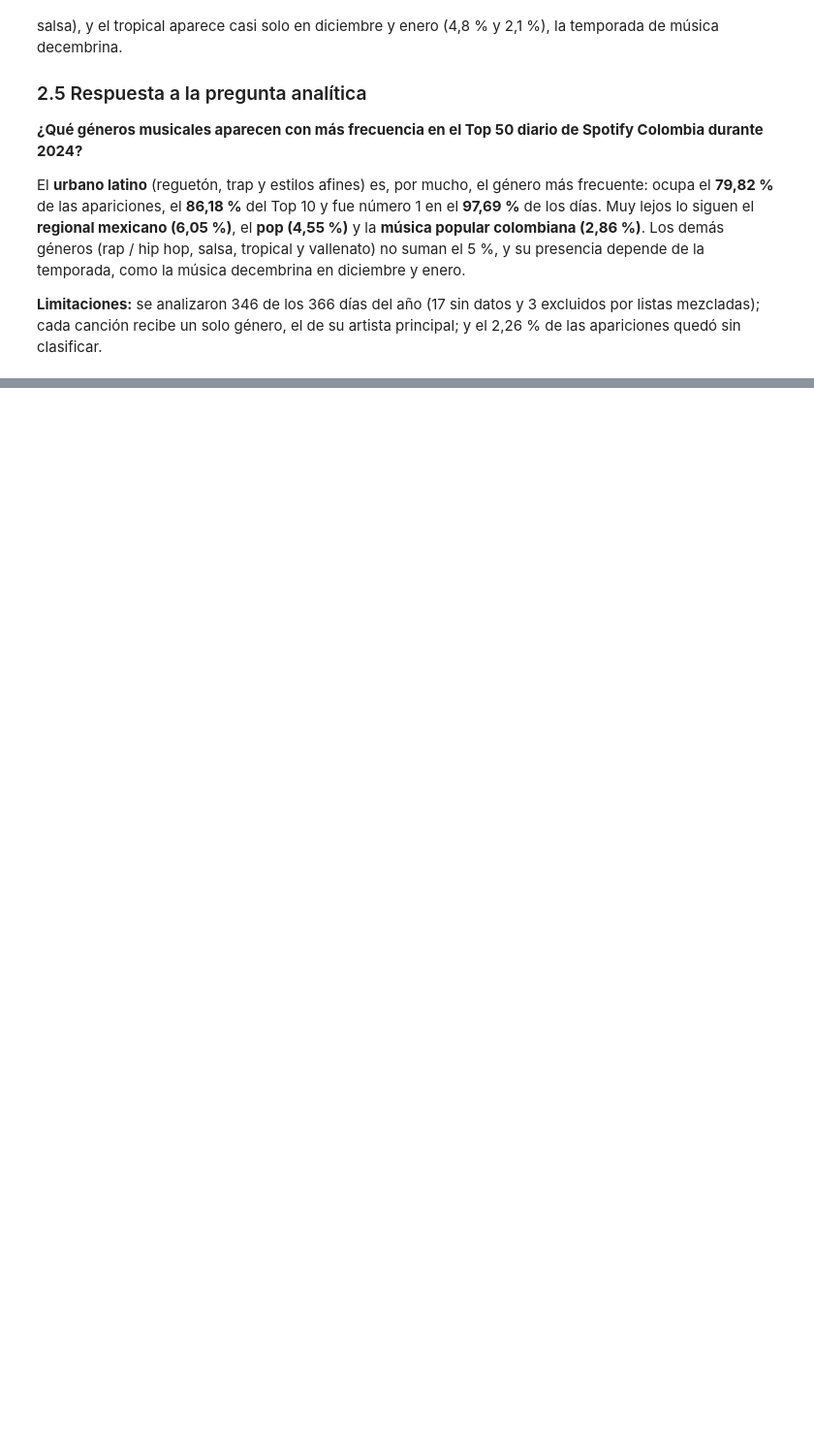
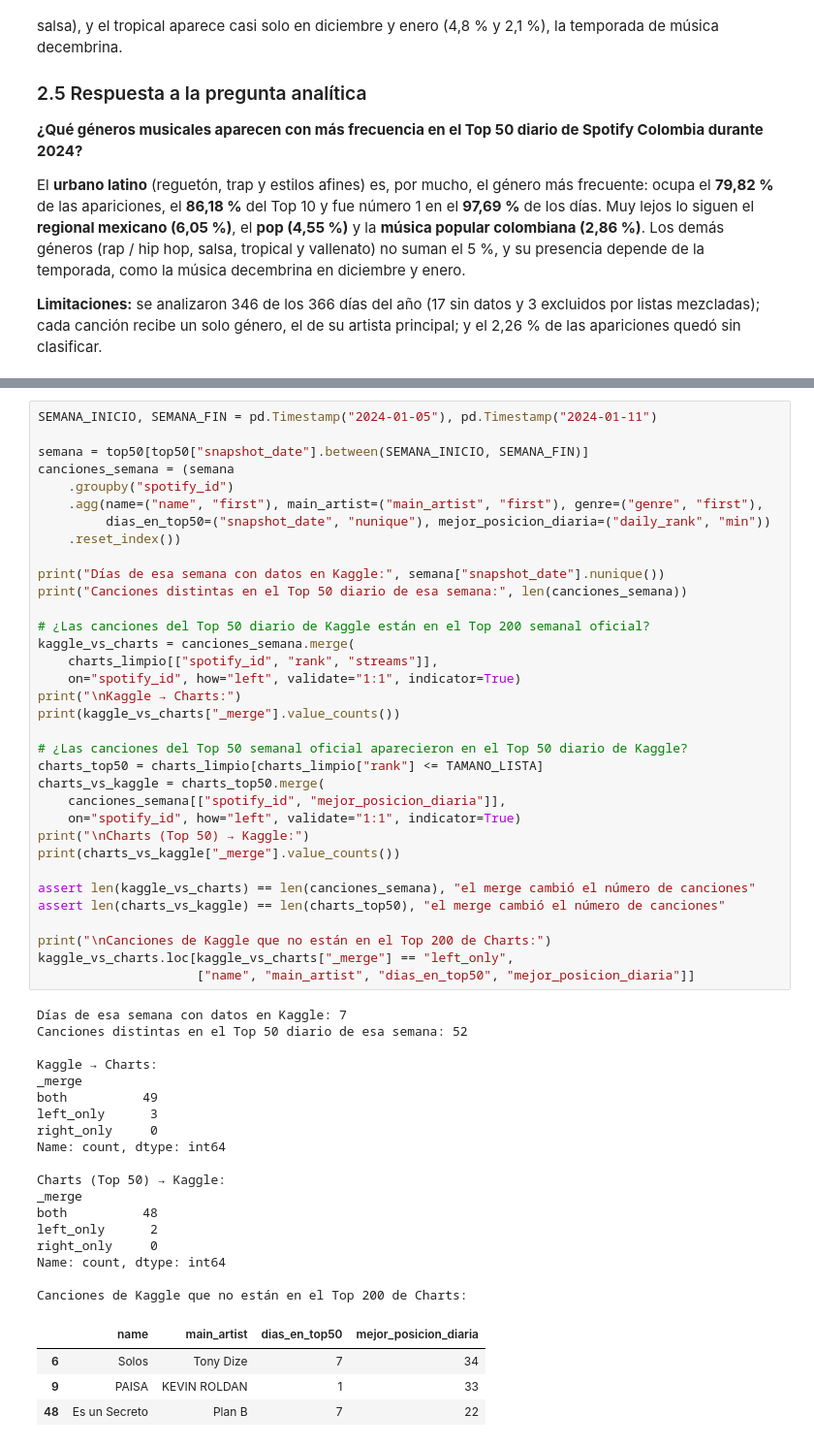
Before and after one commit to jeferson-estiven-vargas/proyecto-spotify-colombia, a Jupyter notebook: notebooks/data_preparation.ipynb, the cells around one changed output, grey strips where cells are left out. Shown at 97% size. Cells and saved outputs as stored; diff of their text form; blank space fills up the shorter version.

```diff
--- a/notebooks/data_preparation.ipynb
+++ b/notebooks/data_preparation.ipynb
@@ -780,0 +798,57 @@ El **urbano latino** (reguetón, trap y estilos afines) es, por mucho, el géner
+# %%
+SEMANA_INICIO, SEMANA_FIN = pd.Timestamp("2024-01-05"), pd.Timestamp("2024-01-11")
+
+semana = top50[top50["snapshot_date"].between(SEMANA_INICIO, SEMANA_FIN)]
+canciones_semana = (semana
+    .groupby("spotify_id")
+    .agg(name=("name", "first"), main_artist=("main_artist", "first"), genre=("genre", "first"),
+         dias_en_top50=("snapshot_date", "nunique"), mejor_posicion_diaria=("daily_rank", "min"))
+    .reset_index())
+
+print("Días de esa semana con datos en Kaggle:", semana["snapshot_date"].nunique())
+print("Canciones distintas en el Top 50 diario de esa semana:", len(canciones_semana))
+
+# ¿Las canciones del Top 50 diario de Kaggle están en el Top 200 semanal oficial?
+kaggle_vs_charts = canciones_semana.merge(
+    charts_limpio[["spotify_id", "rank", "streams"]],
+    on="spotify_id", how="left", validate="1:1", indicator=True)
+print("\nKaggle → Charts:")
+print(kaggle_vs_charts["_merge"].value_counts())
+
+# ¿Las canciones del Top 50 semanal oficial aparecieron en el Top 50 diario de Kaggle?
+charts_top50 = charts_limpio[charts_limpio["rank"] <= TAMANO_LISTA]
+charts_vs_kaggle = charts_top50.merge(
+    canciones_semana[["spotify_id", "mejor_posicion_diaria"]],
+    on="spotify_id", how="left", validate="1:1", indicator=True)
+print("\nCharts (Top 50) → Kaggle:")
+print(charts_vs_kaggle["_merge"].value_counts())
+
+assert len(kaggle_vs_charts) == len(canciones_semana), "el merge cambió el número de canciones"
+assert len(charts_vs_kaggle) == len(charts_top50), "el merge cambió el número de canciones"
+
+print("\nCanciones de Kaggle que no están en el Top 200 de Charts:")
+kaggle_vs_charts.loc[kaggle_vs_charts["_merge"] == "left_only",
+                     ["name", "main_artist", "dias_en_top50", "mejor_posicion_diaria"]]
+# %% [output]
+Días de esa semana con datos en Kaggle: 7
+Canciones distintas en el Top 50 diario de esa semana: 52
+
+Kaggle → Charts:
+_merge
+both          49
+left_only      3
+right_only     0
+Name: count, dtype: int64
+
+Charts (Top 50) → Kaggle:
+_merge
+both          48
+left_only      2
+right_only     0
+Name: count, dtype: int64
+
+Canciones de Kaggle que no están en el Top 200 de Charts:
+|  | name | main_artist | dias_en_top50 | mejor_posicion_diaria |
+| 6 | Solos | Tony Dize | 7 | 34 |
+| 9 | PAISA | KEVIN ROLDAN | 1 | 33 |
+| 48 | Es un Secreto | Plan B | 7 | 22 |
```
Also changed, not shown: parts of 10 cells of this notebook, 5 other files.
